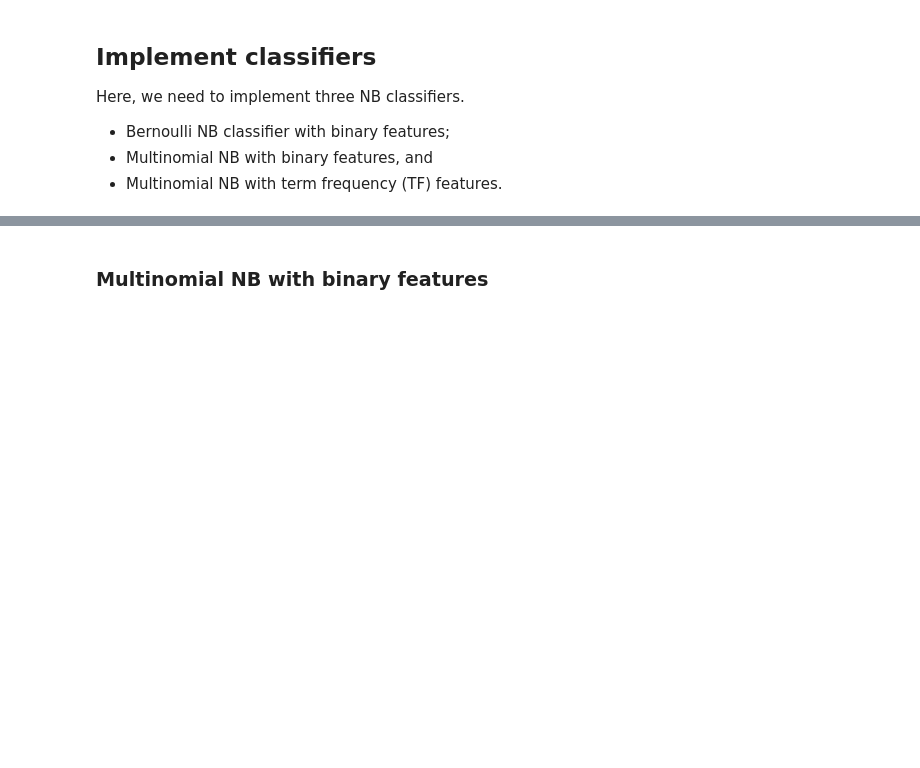
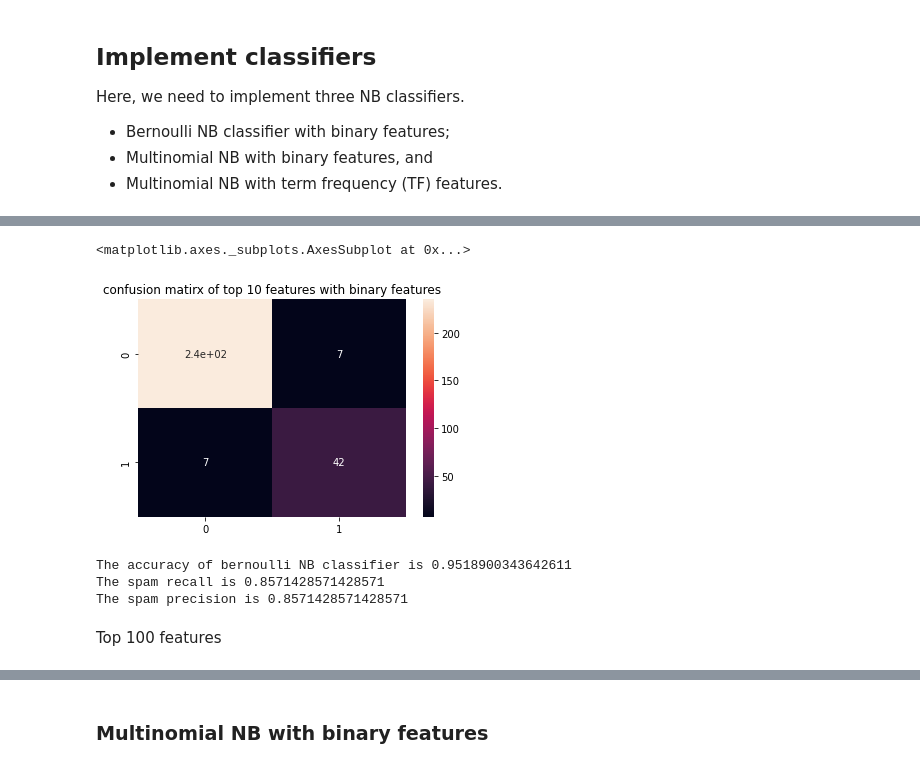
Before and after one commit to yeb2Binfang/ECE-GY-9163-ML-cyber, a Jupyter notebook: Lab/MLSec_Lab1.ipynb, the cells around one changed output, grey strips where cells are left out. Saved outputs shown, nothing was run; the diff lists cells and outputs as text; code cells hidden in the pictures; blank space fills up the shorter version.

```diff
--- a/Lab/MLSec_Lab1.ipynb
+++ b/Lab/MLSec_Lab1.ipynb
@@ -445,2 +453,0 @@ df = pd.DataFrame.from_dict(train_data_binary_feature)
-# %%
-top_10_IG_words = list(top_10_words.keys())
@@ -454,0 +484,20 @@ print(temp_dict)
+# %%
+def BernoulliNBWithBinaryFeatures(top_N_features, email, numOfSpam, numOfHam, spam_word_count, ham_word_count):
+  p_spam = (numOfSpam+1)/(numOfSpam+numOfHam+2)
+  p_ham = (numOfHam+1)/(numOfSpam+numOfHam+2)
+
+  p_spam_numerator = 1
+  p_ham_denumerator = 1
+  for i, x_i in enumerate(email):
+    p_word_given_spam = (1+spam_word_count[top_N_features[i]])/(2+numOfSpam)
+    p_word_given_ham = (1+ham_word_count[top_N_features[i]])/(2+numOfHam)
+
+    p_spam_numerator = p_spam_numerator * np.power(p_word_given_spam, x_i) * np.power((1-p_word_given_spam), (1-x_i))
+    p_ham_denumerator = p_ham_denumerator * np.power(p_word_given_ham, x_i) * np.power((1-p_word_given_ham), (1-x_i))
+
+  pred = p_spam_numerator/p_ham_denumerator
+
+  if pred>1:
+    return 1 # 1 is spam
+  else:
+    return 0 # 0 is ham
@@ -454,0 +506,31 @@ print(temp_dict)
+# %%
+test_data_10_binary_feature_list = []
+for item in test_data_10_binary_feature:
+  test_data_10_binary_feature_list.append(list(item.values()))
+# %%
+test_data_10_binary_feature_pred_result = []
+test_data_10_binary_feature_true_label = []
+for email in test_data_10_binary_feature_list:
+  test_data_10_binary_feature_pred_result.append(BernoulliNBWithBinaryFeatures(top_10_IG_words, email[0:9], count_spam, count_ham, spam_word_count, ham_word_count))
+  test_data_10_binary_feature_true_label.append(email[-1])
+# %%
+cf_matrix = confusion_matrix(test_data_10_binary_feature_true_label, test_data_10_binary_feature_pred_result)
+plt.title("confusion matirx of top 10 features with binary features")
+sns.heatmap(cf_matrix, annot=True)
+# %% [output]
+<matplotlib.axes._subplots.AxesSubplot at 0x...>
+[figure, added]
+# %%
+acc_top_10_bernoulli = accuracy_score(test_data_10_binary_feature_true_label, test_data_10_binary_feature_pred_result)
+recall_top_10_bernoulli = recall_score(test_data_10_binary_feature_true_label, test_data_10_binary_feature_pred_result, average='binary')
+precision_top_10_bernoulli = precision_score(test_data_10_binary_feature_true_label, test_data_10_binary_feature_pred_result, average='binary')
+
+print("The accuracy of bernoulli NB classifier is {}".format(acc_top_10_bernoulli))
+print("The spam recall is {}".format(recall_top_10_bernoulli))
+print("The spam precision is {}".format(precision_top_10_bernoulli))
+# %% [output]
+The accuracy of bernoulli NB classifier is 0.9518900343642611
+The spam recall is 0.8571428571428571
+The spam precision is 0.8571428571428571
+# %% [markdown]
+Top 100 features
```
Also changed, not shown: parts of 27 cells of this notebook.
